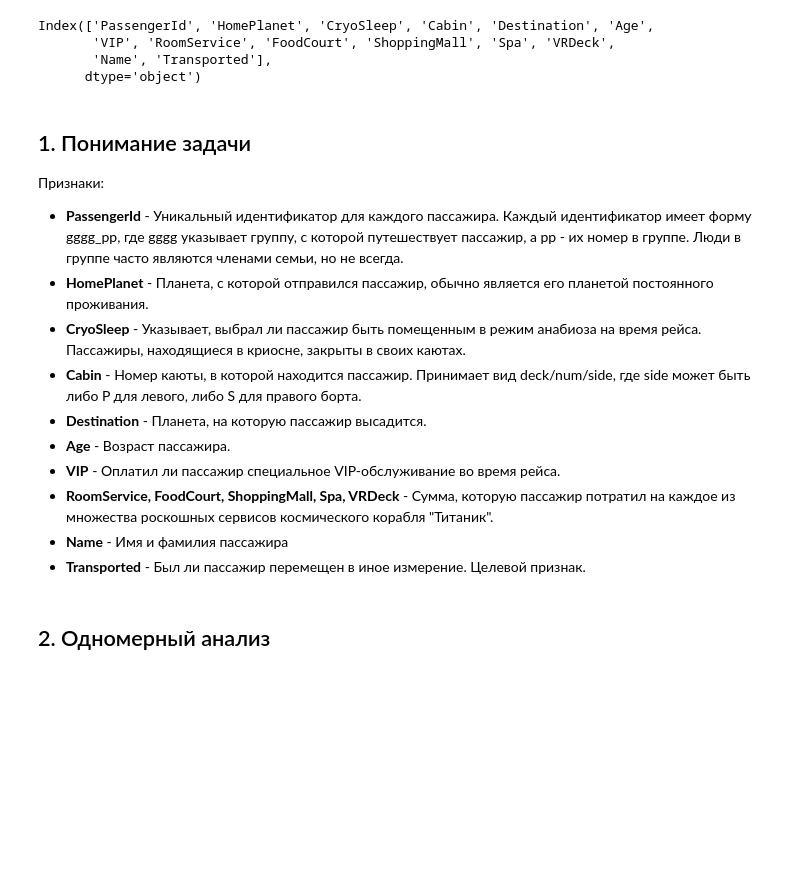
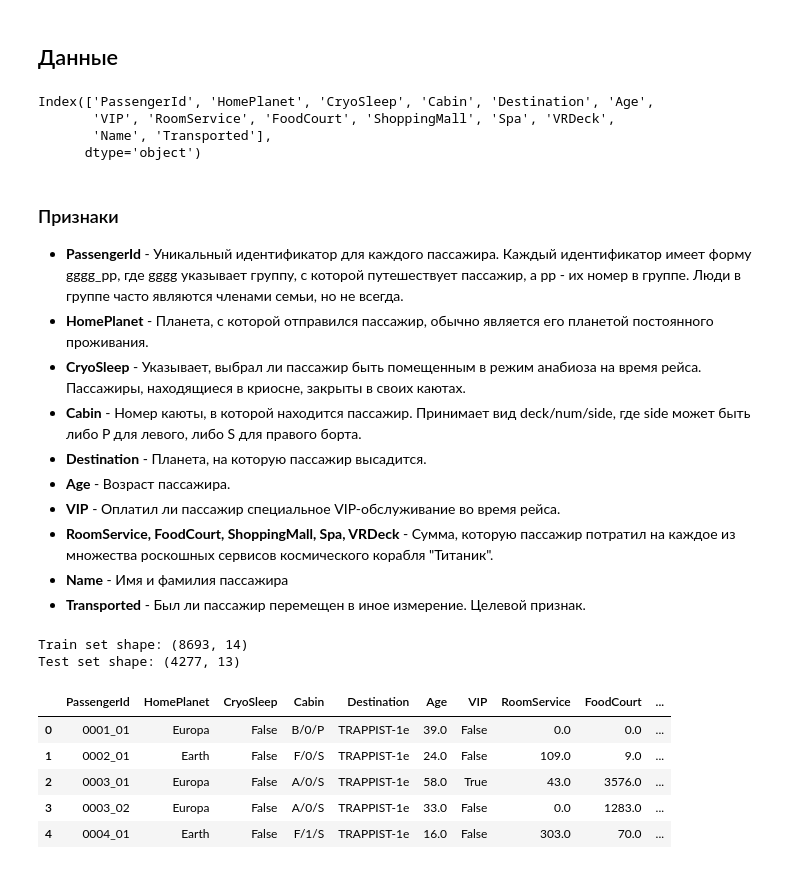
Before and after one commit to juliana-zh/ML, a Jupyter notebook: Spaceship_Titanic.ipynb, the cells around one changed output. Saved outputs shown, nothing was run; the diff lists cells and outputs as text; code cells hidden in the pictures; blank space fills up the shorter version.

```diff
--- a/Spaceship_Titanic.ipynb
+++ b/Spaceship_Titanic.ipynb
@@ -25,4 +64,6 @@ from scipy import stats
+# %% [markdown]
+## Данные
 # %%
-df_train = pd.read_csv('https://raw.githubusercontent.com/juliana-zh/machine_learning/main/datasets/spaceship_titanic/train.csv')
-df_test = pd.read_csv('https://raw.githubusercontent.com/juliana-zh/machine_learning/main/datasets/spaceship_titanic/test.csv')
+train = pd.read_csv('https://raw.githubusercontent.com/juliana-zh/machine_learning/main/datasets/spaceship_titanic/train.csv')
+test = pd.read_csv('https://raw.githubusercontent.com/juliana-zh/machine_learning/main/datasets/spaceship_titanic/test.csv')
 # %%
@@ -33,9 +74,7 @@ Index(['PassengerId', 'HomePlanet', 'CryoSleep', 'Cabin', 'Destination', 'Age',
        'Name', 'Transported'],
       dtype='object')
 # %% [markdown]
-## 1. Понимание задачи
-
-Признаки:
+### Признаки
 
 - **PassengerId** - Уникальный идентификатор для каждого пассажира. Каждый идентификатор имеет форму gggg_pp, где gggg указывает группу, с которой путешествует пассажир, а pp - их номер в группе. Люди в группе часто являются членами семьи, но не всегда.
 - **HomePlanet** - Планета, с которой отправился пассажир, обычно является его планетой постоянного проживания.
@@ -47,5 +86,17 @@ Index(['PassengerId', 'HomePlanet', 'CryoSleep', 'Cabin', 'Destination', 'Age',
 - **RoomService, FoodCourt, ShoppingMall, Spa, VRDeck** - Сумма, которую пассажир потратил на каждое из множества роскошных сервисов космического корабля "Титаник".
 - **Name** - Имя и фамилия пассажира
 - **Transported** - Был ли пассажир перемещен в иное измерение. Целевой признак.
-# %% [markdown]
-## 2. Одномерный анализ
+# %%
+# Shape and preview
+print('Train set shape:', train.shape)
+print('Test set shape:', test.shape)
+train.head()
+# %% [output]
+Train set shape: (8693, 14)
+Test set shape: (4277, 13)
+|  | PassengerId | HomePlanet | CryoSleep | Cabin | Destination | Age | VIP | RoomService | FoodCourt | ... |
+| 0 | 0001_01 | Europa | False | B/0/P | TRAPPIST-1e | 39.0 | False | 0.0 | 0.0 | ... |
+| 1 | 0002_01 | Earth | False | F/0/S | TRAPPIST-1e | 24.0 | False | 109.0 | 9.0 | ... |
+| 2 | 0003_01 | Europa | False | A/0/S | TRAPPIST-1e | 58.0 | True | 43.0 | 3576.0 | ... |
+| 3 | 0003_02 | Europa | False | A/0/S | TRAPPIST-1e | 33.0 | False | 0.0 | 1283.0 | ... |
+| 4 | 0004_01 | Earth | False | F/1/S | TRAPPIST-1e | 16.0 | False | 303.0 | 70.0 | ... |
```
Also changed, not shown: parts of 13 cells of this notebook.
